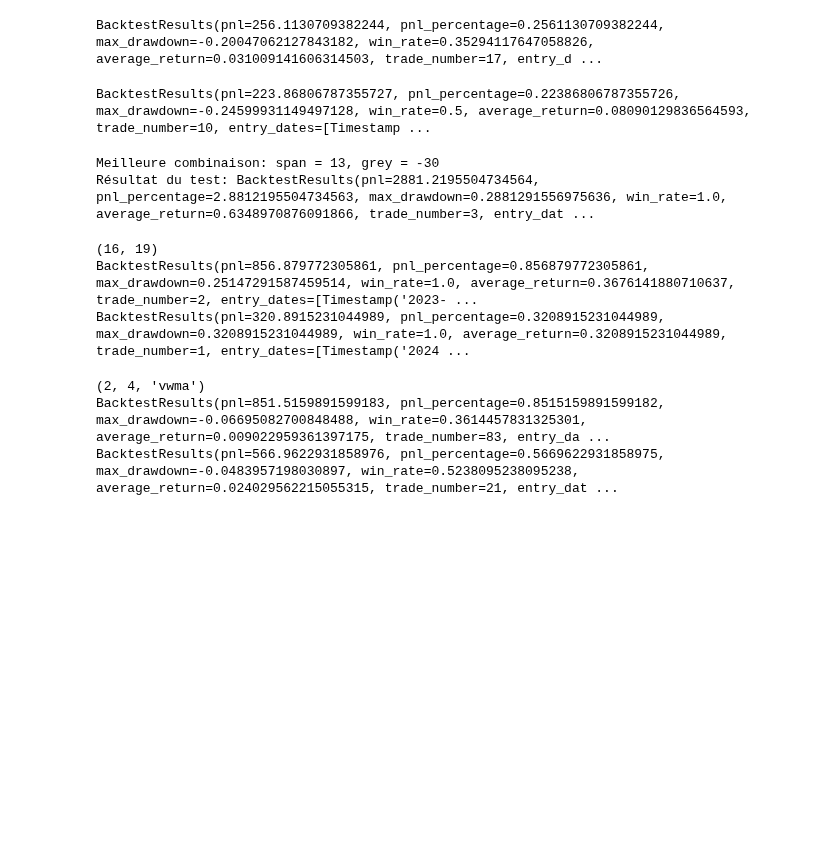
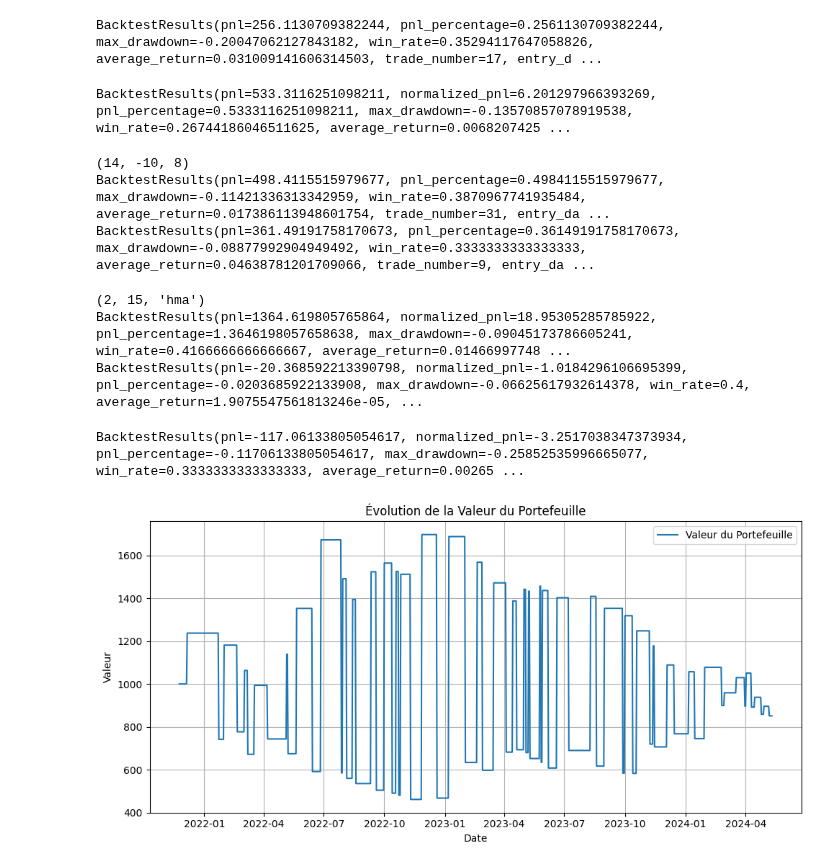
Before and after one commit to Romathonat/MTAL, a Jupyter notebook: notebooks/backtest.ipynb, the cells around one changed output. Drawn from its saved outputs; the diff is of its cells as text; code cells hidden in the pictures; blank space fills up the shorter version.

Commit message:
begin of display portfolio value

```diff
--- a/notebooks/backtest.ipynb
+++ b/notebooks/backtest.ipynb
@@ -279,7 +261,7 @@ from src.mtal.utils import generate_pinescript
 cryptos = get_spot_pairs()
 df = get_pair_df(pair="BTCUSDT", limit=900, frequency="1d")
 
-tester = VZO_RSI(data=df, grey_zone=-30, span=13)
+tester = VZO_RSI(data=df, grey_zone_rsi=2, span=13)
 results = tester.run()
 
 entry_dates = [int(entry_date.timestamp() * 1000) for entry_date in results.entry_dates]
@@ -288,30 +270,7 @@ exit_dates = [int(exit_date.timestamp() * 1000) for exit_date in results.exit_da
 # print(generate_pinescript(entry_dates=entry_dates, exit_dates=exit_dates))
 print(results)
 # %% [output]
-BacktestResults(pnl=223.86806787355727, pnl_percentage=0.22386806787355726, max_drawdown=-0.24599931149497128, win_rate=0.5, average_return=0.08090129836564593, trade_number=10, entry_dates=[Timestamp ...
+BacktestResults(pnl=533.3116251098211, normalized_pnl=6.201297966393269, pnl_percentage=0.5333116251098211, max_drawdown=-0.13570857078919538, win_rate=0.26744186046511625, average_return=0.0068207425 ...
-# %%
-from itertools import product
-from src.mtal.backtesting.vzo_rsi import VZO_RSI
-
-span_values = range(1, 40)
-grey_zone_values = range(-30, 30)
-combinations = [(span, grey) for span, grey in product(span_values, grey_zone_values)]
-
-results = {}
-
-for span, grey in combinations:
-    tester = VZO_RSI(data=df, grey_zone=grey, span=span)
-    test_results = tester.run()
-    results[(span, grey)] = test_results
-
-best_combination = max(results, key=lambda x: results[x].pnl)
-best_result = results[best_combination]
-
-print(f"Meilleure combinaison: span = {best_combination[0]}, grey = {best_combination[1]}")
-print(f"Résultat du test: {best_result}")
-# %% [output]
-Meilleure combinaison: span = 13, grey = -30
-Résultat du test: BacktestResults(pnl=2881.2195504734564, pnl_percentage=2.8812195504734563, max_drawdown=0.2881291556975636, win_rate=1.0, average_return=0.6348970876091866, trade_number=3, entry_dat ...
 # %%
 from src.mtal.data_collect import get_pair_df
 from src.mtal.data_collect import get_spot_pairs
@@ -322,8 +281,9 @@ cryptos = get_spot_pairs()
 df = get_pair_df(pair="BTCUSDT", limit=900, frequency="1d")
 
 ranges = {
-        "span": range(1, 20),
-        "grey_zone": range(-20, 20)
+        "span": range(4, 20),
+        "grey_zone_rsi": range(-10, 10),
+        "grey_zone_vzo": range(-10, 10),
 }
 
 best_params, train_results, test_results = train_strategy(df, VZO_RSI_let_grey, ranges)
@@ -332,9 +292,9 @@ print(best_params)
 print(train_results)
 print(test_results)
 # %% [output]
-(16, 19)
-BacktestResults(pnl=856.879772305861, pnl_percentage=0.856879772305861, max_drawdown=0.25147291587459514, win_rate=1.0, average_return=0.3676141880710637, trade_number=2, entry_dates=[Timestamp('2023- ...
-BacktestResults(pnl=320.8915231044989, pnl_percentage=0.3208915231044989, max_drawdown=0.3208915231044989, win_rate=1.0, average_return=0.3208915231044989, trade_number=1, entry_dates=[Timestamp('2024 ...
+(14, -10, 8)
+BacktestResults(pnl=498.4115515979677, pnl_percentage=0.4984115515979677, max_drawdown=-0.11421336313342959, win_rate=0.3870967741935484, average_return=0.017386113948601754, trade_number=31, entry_da ...
+BacktestResults(pnl=361.49191758170673, pnl_percentage=0.36149191758170673, max_drawdown=-0.08877992904949492, win_rate=0.3333333333333333, average_return=0.04638781201709066, trade_number=9, entry_da ...
 # %%
 from src.mtal.data_collect import get_pair_df
 from src.mtal.data_collect import get_spot_pairs
@@ -345,9 +305,9 @@ cryptos = get_spot_pairs()
 df = get_pair_df(pair="BTCUSDT", limit=900, frequency="1d")
 
 ranges = {
-        "short_ma": range(1, 40),
-        "long_ma": range(1, 40),
-        "ma_type": ["vwma"]
+        "short_ma": range(1, 50),
+        "long_ma": range(1, 50),
+        "ma_type": ["vwma", "ema", "hma"]
 }
 
 best_params, train_results, test_results = train_strategy(df, MACrossPriceAboveBacktester, ranges)
@@ -356,6 +316,34 @@ print(best_params)
 print(train_results)
 print(test_results)
 # %% [output]
-(2, 4, 'vwma')
-BacktestResults(pnl=851.5159891599183, pnl_percentage=0.8515159891599182, max_drawdown=-0.06695082700848488, win_rate=0.3614457831325301, average_return=0.009022959361397175, trade_number=83, entry_da ...
-BacktestResults(pnl=566.9622931858976, pnl_percentage=0.5669622931858975, max_drawdown=-0.0483957198030897, win_rate=0.5238095238095238, average_return=0.024029562215055315, trade_number=21, entry_dat ...
+(2, 15, 'hma')
+BacktestResults(pnl=1364.619805765864, normalized_pnl=18.95305285785922, pnl_percentage=1.3646198057658638, max_drawdown=-0.09045173786605241, win_rate=0.4166666666666667, average_return=0.01466997748 ...
+BacktestResults(pnl=-20.368592213390798, normalized_pnl=-1.0184296106695399, pnl_percentage=-0.0203685922133908, max_drawdown=-0.06625617932614378, win_rate=0.4, average_return=1.9075547561813246e-05, ...
+# %%
+from src.mtal.backtesting.ma_cross_backtest import MACrossBacktester
+
+short_ema = 10
+long_ema = 50
+
+df = get_pair_df(pair="BTCUSDT", limit=900, frequency="1d")
+
+tester = MACrossBacktester(short_ma=short_ema, long_ma=long_ema, data=df, ma_type="hma"
+)
+results = tester.run()
+
+
+print(results)
+# %% [output]
+BacktestResults(pnl=-117.06133805054617, normalized_pnl=-3.2517038347373934, pnl_percentage=-0.11706133805054617, max_drawdown=-0.25852535996665077, win_rate=0.3333333333333333, average_return=0.00265 ...
+# %%
+from src.mtal.dataviz import display_portfolio_value
+from src.mtal.data_collect import get_pair_df
+from src.mtal.data_collect import get_spot_pairs
+from src.mtal.trainer import train_strategy
+from src.mtal.backtesting.ma_cross_backtest import MACrossPriceAboveBacktester
+
+cryptos = get_spot_pairs()
+df = get_pair_df(pair="BTCUSDT", limit=900, frequency="1d")
+display_portfolio_value(df, results)
+# %% [output]
+[figure, added]
```
Also changed, not shown: parts of 1 cell of this notebook, 3 other files.
